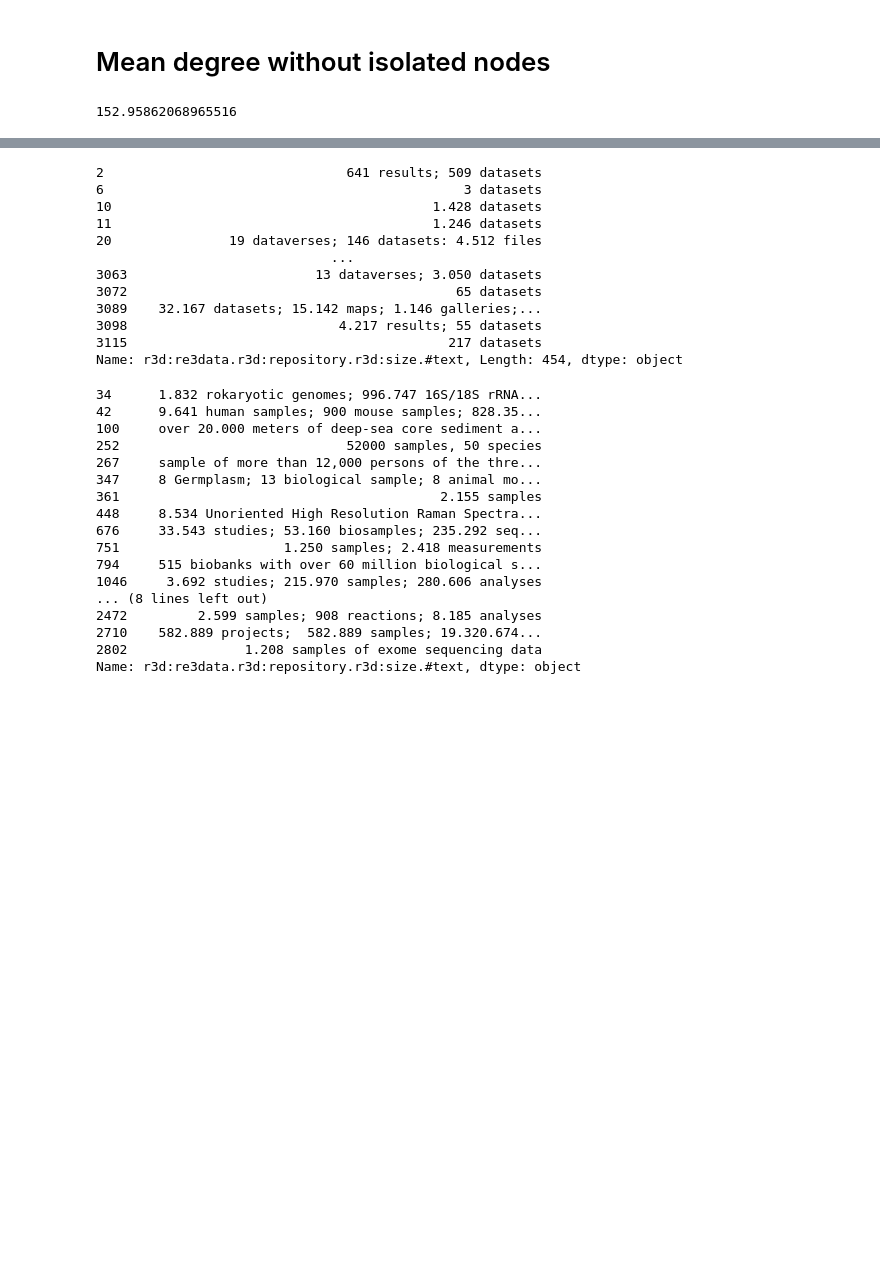
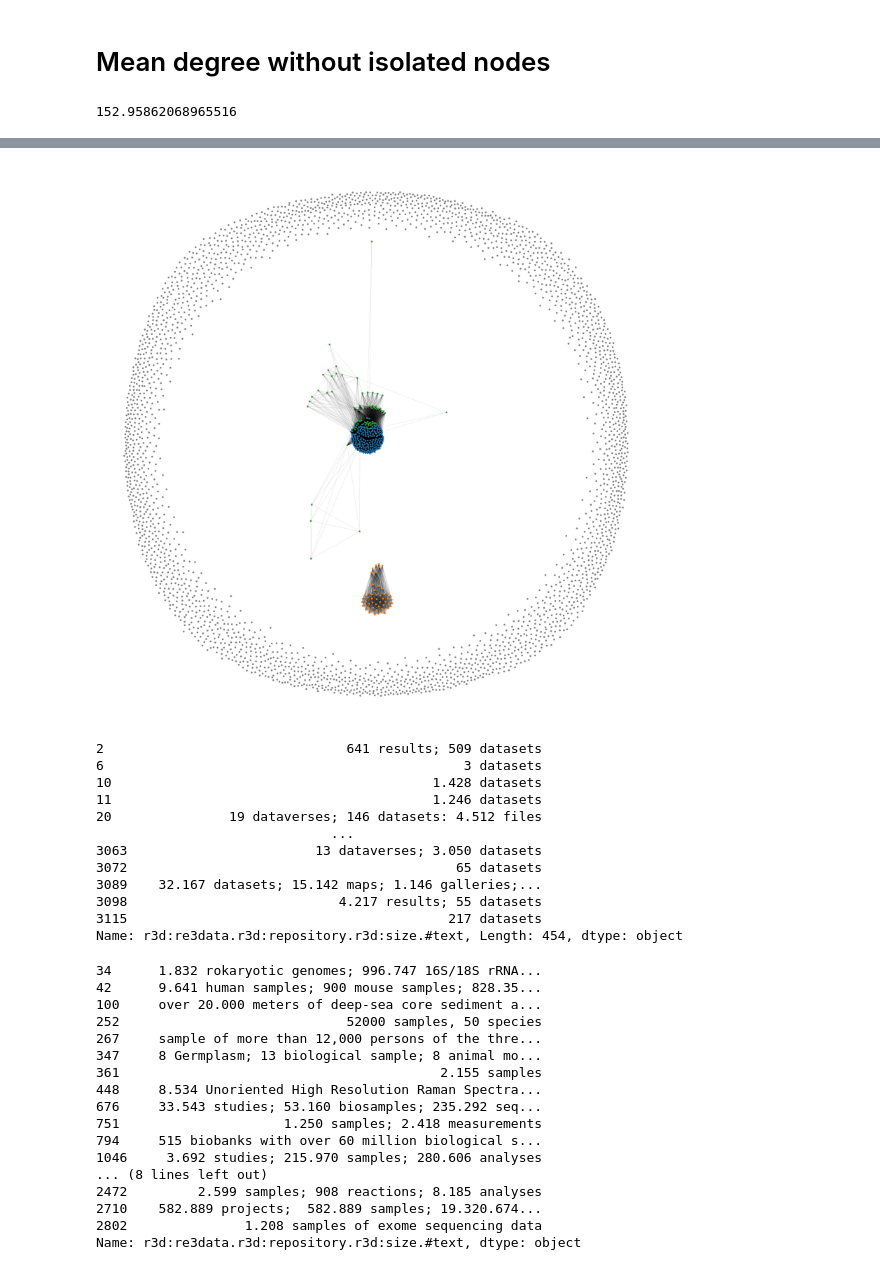
Before and after one commit to vincentnam/Openscience_network_experiment, a Jupyter notebook: article/1_article_exploration.ipynb, the cells around one changed output, grey strips where cells are left out. Saved outputs shown, nothing was run; the diff lists cells and outputs as text; code cells hidden in the pictures; blank space fills up the shorter version.

Commit message:
Updated data viz of Open Science graph (section 2 of article)

```diff
--- a/article/1_article_exploration.ipynb
+++ b/article/1_article_exploration.ipynb
@@ -403,14 +367,0 @@ np.mean([d for _, d in G_OAI.degree()])
-# %%
-from itertools import combinations
-import random
-couple_node = []
-
-for API in node_edges:
-    for MD in node_edges[API]:
-        # if MD != "Dublin Core":
-        #     couple_node += list(set([tuple(sorted(x)) for x in combinations(node_edges[API][MD],2)]))
-        for i in range(len(node_edges[API][MD])):
-            couple_node.append((node_edges[API][MD][i], node_edges[API][MD][(i+1)%len(node_edges[API][MD])]))
-            couple_node.append((node_edges[API][MD][i], node_edges[API][MD][(i+5)%len(node_edges[API][MD])] ))
-            # Exchange uncommented line with this one to get every edges
-            # couple_node.append((MD+"-OAI-PMH",node_edges["OAI-PMH"][MD][i]))
@@ -421,40 +371,39 @@ NameError: name 'node_edges' is not defined
 # %%
+from itertools import combinations
 
-G = nx.Graph()
+data = pd.read_csv("data_selection_cleaned.csv")
 
-# import igraph as ig
-G.add_nodes_from(list(repo_data["name"].values))
-for i in [MD+"-OAI-PMH" for MD in node_edges["OAI-PMH"]]:
-    G.add_node(i, color="green")
-G.add_edges_from(couple_node)
-# result_df = pd.read_csv("data_selection.csv")
-# for repo in result_df.iloc:
-#     g_2.add_vertex(repo["name"], color="blue")
-# g_3.add_vertices(list(repo_data["name"].values))
-# for i in [MD+"-OAI-PMH" for MD in node_edges["OAI-PMH"]]:
-#     g_3.add_vertex(i)
-# g_3.add_edges(couple_node)
+print(data.describe())
 
+G= nx.Graph()
+couple_node = []
+
+for API in node_edges:
+    for MD in node_edges["OAI-PMH"]:
+            couple_node += list(set([tuple(sorted(x)) for x in combinations(node_edges["OAI-PMH"][MD],2)]))
+
+
+
+G.add_nodes_from(list(data["name"].values))
+G.add_edges_from(couple_node, weight=0.01)
+
+# EarthChem Library is defined 2 times but are merged as a single platform
+# This line is to add back this second EarthChem Library
+G.add_node("EarthChem Library2", color=node_color[i])
+print("Graph nodes : ")
+print(len(G.nodes))
+print("Graph edges : ")
+print(len(G.edges))
+print("Unconnected nodes :")
+print(len(list(nx.isolates(G))))
+
+node_to_community = community_louvain.best_partition(G)
+print("Graph density :")
 print(nx.density(G))
 # installation easiest via pip:
 # pip install netgraph
 fig = plt.figure(figsize=(18,18))
-# create a modular graph
-partition_sizes = [10, 20, 30, 40]
-# g = nx.random_partition_graph(partition_sizes, 0.5, 0.1)
-g=G
-# since we created the graph, we know the best partition:
-# node_to_community = dict()
-# node = 0
-# for community_id, size in enumerate(partition_sizes):
-#     for _ in range(size):
-#         node_to_community[node] = community_id
-#         node += 1
-node_to_community = community_louvain.best_partition(G)
 
-# # alternatively, we can infer the best partition using Louvain:
-# from community import community_louvain
-# node_to_community = community_louvain.best_partition(g)
 res = {}
 for i in node_to_community:
     if node_to_community[i] in res :
@@ -472,8 +421,6 @@ for i in node_to_community:
     if node_to_community[i] not in communities_unique:
         node_to_community[i]=7
 
-# node_to_community
-# print(communities_unique)
 
 community_to_color = {
     0 : 'tab:blue',
@@ -489,13 +436,13 @@ community_to_color = {
 }
 aux = {key : index for index,key in enumerate(communities_unique) }
 node_color = { node :(community_to_color[aux[community_id]] if community_id in communities_unique else community_to_color[7]) for node, community_id in node_to_community.items() }
-# node_color = {node:    }
 
-#
-Graph(g,
-      node_color=node_color, node_edge_width=0, edge_alpha=0.1,
-        node_layout="community", node_layout_kwargs=dict(node_to_community=node_to_community),
-      edge_layout='bundled', node_size=0.3
-)
-plt.savefig("community_allnode.pdf")
-plt.show()
+list_colors = []
+for i in node_color:
+    list_colors.append(node_color[i])
+
+nx.draw(G, node_color=list_colors, node_size=10, pos=nx.spring_layout(G,k=0.05), style="dashed", width=0.1)
+# nx.draw(G, node_color=list_colors, node_size=10)
+plt.savefig("path.pdf", format="pdf")
+plt.savefig("path.png", format="png")
+# %% [output]
@@ -502,3 +466,4 @@ plt.show()
+[figure, added]
 # %%
 df_vol = pd.read_csv("results_repository_MD.csv",header=0, low_memory=False)["r3d:re3data.r3d:repository.r3d:size.#text"].dropna()
 
```
Also changed, not shown: parts of 9 cells of this notebook, 2 other files.
